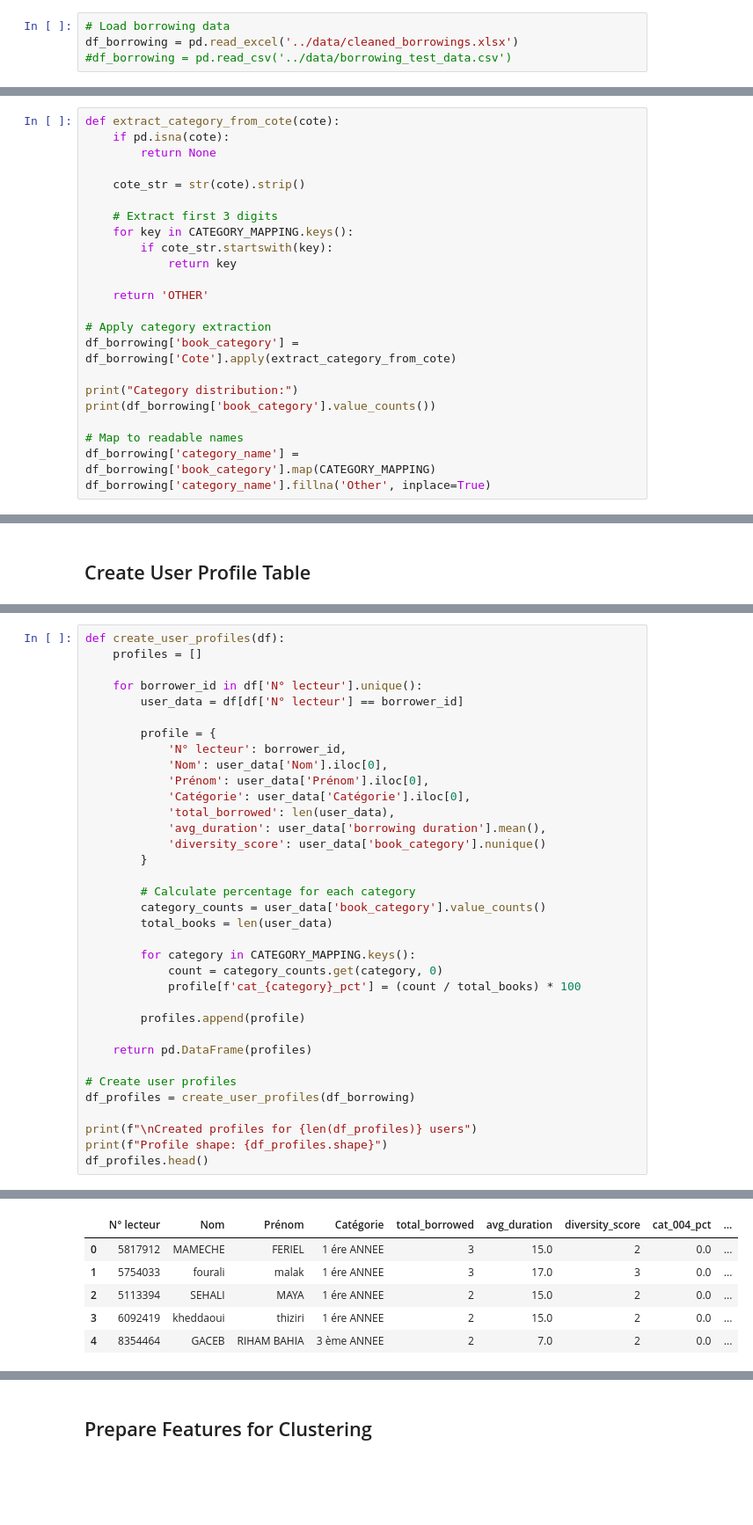
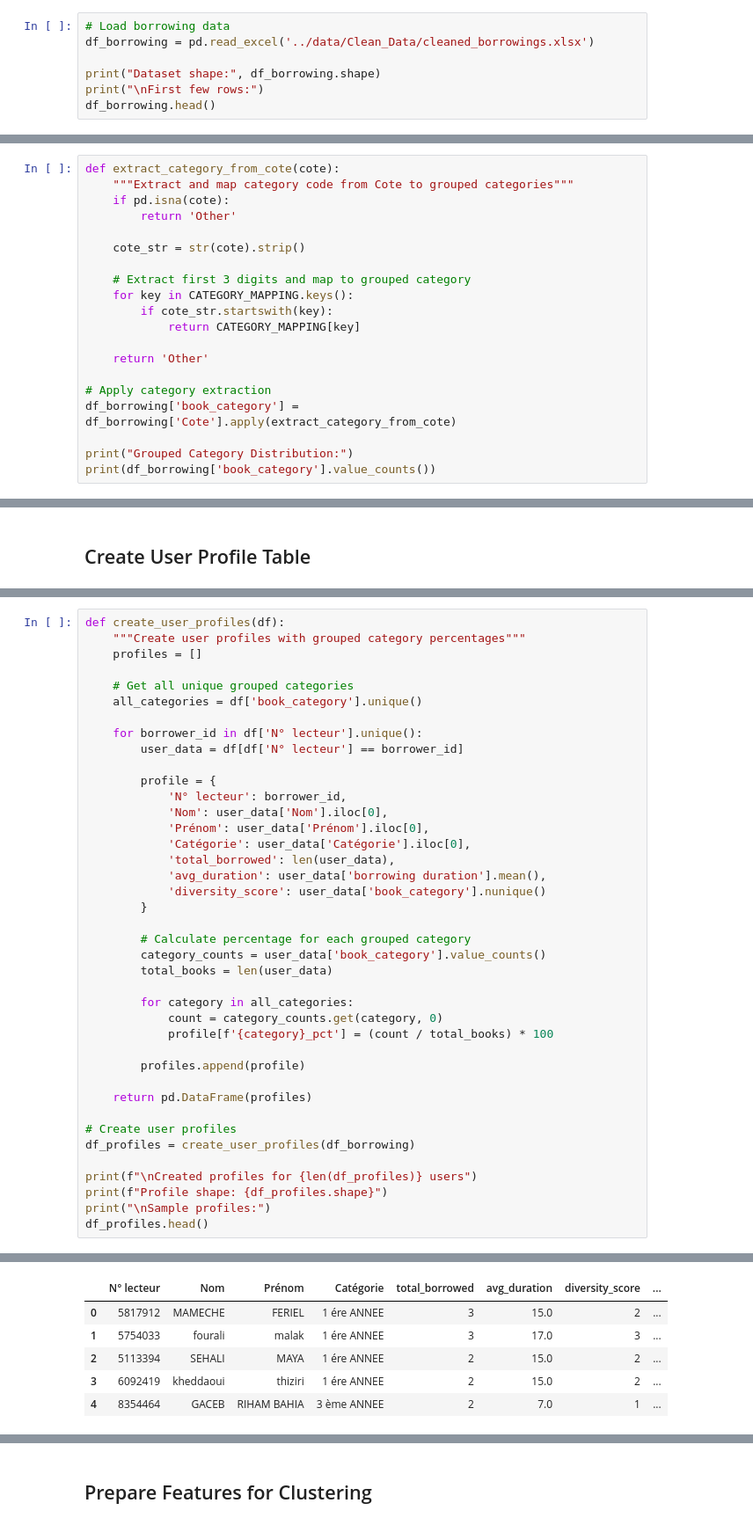
Before and after one commit to TI1307/DM_Project, a Jupyter notebook: notebooks/clustering.ipynb, the cells around one changed output, grey strips where cells are left out. Shown at 88% size. Saved outputs shown, nothing was run; the diff lists cells and outputs as text; blank space fills up the shorter version.

```diff
--- a/notebooks/clustering.ipynb
+++ b/notebooks/clustering.ipynb
@@ -42,5 +57,8 @@ CATEGORY_MAPPING = {
 ## Load and  Data
 # %%
 # Load borrowing data
-df_borrowing = pd.read_excel('../data/cleaned_borrowings.xlsx')
-#df_borrowing = pd.read_csv('../data/borrowing_test_data.csv')
+df_borrowing = pd.read_excel('../data/Clean_Data/cleaned_borrowings.xlsx')
+
+print("Dataset shape:", df_borrowing.shape)
+print("\nFirst few rows:")
+df_borrowing.head()
@@ -81,24 +103,21 @@ Here we want to extract category code ( 512 , 504 ..) from the cote  (510.BAL/2
 # %%
 def extract_category_from_cote(cote):
+    """Extract and map category code from Cote to grouped categories"""
     if pd.isna(cote):
-        return None
+        return 'Other'
 
     cote_str = str(cote).strip()
 
-    # Extract first 3 digits
+    # Extract first 3 digits and map to grouped category
     for key in CATEGORY_MAPPING.keys():
         if cote_str.startswith(key):
-            return key
+            return CATEGORY_MAPPING[key]
 
-    return 'OTHER'
+    return 'Other'
 
 # Apply category extraction
 df_borrowing['book_category'] = df_borrowing['Cote'].apply(extract_category_from_cote)
 
-print("Category distribution:")
+print("Grouped Category Distribution:")
 print(df_borrowing['book_category'].value_counts())
-
-# Map to readable names
-df_borrowing['category_name'] = df_borrowing['book_category'].map(CATEGORY_MAPPING)
-df_borrowing['category_name'].fillna('Other', inplace=True)
 # %% [output]
@@ -132,6 +138,10 @@ we used the borrowing table , wich contains borrowings record , to create user p
 # %%
 def create_user_profiles(df):
+    """Create user profiles with grouped category percentages"""
     profiles = []
+
+    # Get all unique grouped categories
+    all_categories = df['book_category'].unique()
 
     for borrower_id in df['N° lecteur'].unique():
         user_data = df[df['N° lecteur'] == borrower_id]
@@ -146,13 +156,13 @@ def create_user_profiles(df):
             'diversity_score': user_data['book_category'].nunique()
         }
 
-        # Calculate percentage for each category
+        # Calculate percentage for each grouped category
         category_counts = user_data['book_category'].value_counts()
         total_books = len(user_data)
 
-        for category in CATEGORY_MAPPING.keys():
+        for category in all_categories:
             count = category_counts.get(category, 0)
-            profile[f'cat_{category}_pct'] = (count / total_books) * 100
+            profile[f'{category}_pct'] = (count / total_books) * 100
 
         profiles.append(profile)
 
@@ -163,6 +173,7 @@ df_profiles = create_user_profiles(df_borrowing)
 
 print(f"\nCreated profiles for {len(df_profiles)} users")
 print(f"Profile shape: {df_profiles.shape}")
+print("\nSample profiles:")
 df_profiles.head()
 # %% [output]
 Created profiles for 271 users
@@ -170,6 +183,6 @@ Profile shape: (271, 28)
-|  | N° lecteur | Nom | Prénom | Catégorie | total_borrowed | avg_duration | diversity_score | cat_004_pct | ... |
-| 0 | 5817912 | MAMECHE | FERIEL | 1 ére ANNEE | 3 | 15.0 | 2 | 0.0 | ... |
-| 1 | 5754033 | fourali | malak | 1 ére ANNEE | 3 | 17.0 | 3 | 0.0 | ... |
-| 2 | 5113394 | SEHALI | MAYA | 1 ére ANNEE | 2 | 15.0 | 2 | 0.0 | ... |
-| 3 | 6092419 | kheddaoui | thiziri | 1 ére ANNEE | 2 | 15.0 | 2 | 0.0 | ... |
-| 4 | 8354464 | GACEB | RIHAM BAHIA | 3 ème ANNEE | 2 | 7.0 | 2 | 0.0 | ... |
+|  | N° lecteur | Nom | Prénom | Catégorie | total_borrowed | avg_duration | diversity_score | ... |
+| 0 | 5817912 | MAMECHE | FERIEL | 1 ére ANNEE | 3 | 15.0 | 2 | ... |
+| 1 | 5754033 | fourali | malak | 1 ére ANNEE | 3 | 17.0 | 3 | ... |
+| 2 | 5113394 | SEHALI | MAYA | 1 ére ANNEE | 2 | 15.0 | 2 | ... |
+| 3 | 6092419 | kheddaoui | thiziri | 1 ére ANNEE | 2 | 15.0 | 2 | ... |
+| 4 | 8354464 | GACEB | RIHAM BAHIA | 3 ème ANNEE | 2 | 7.0 | 1 | ... |
```
Also changed, not shown: parts of 101 cells of this notebook.
